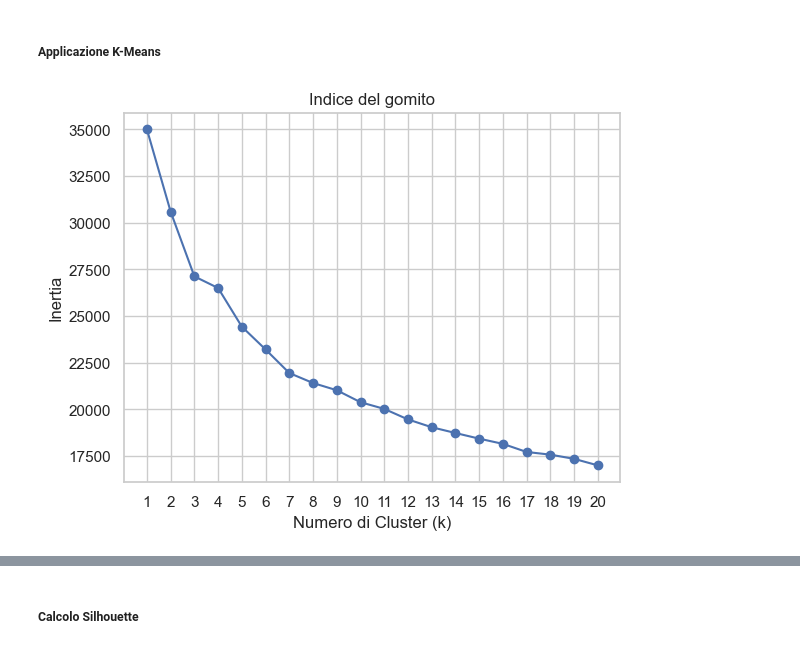
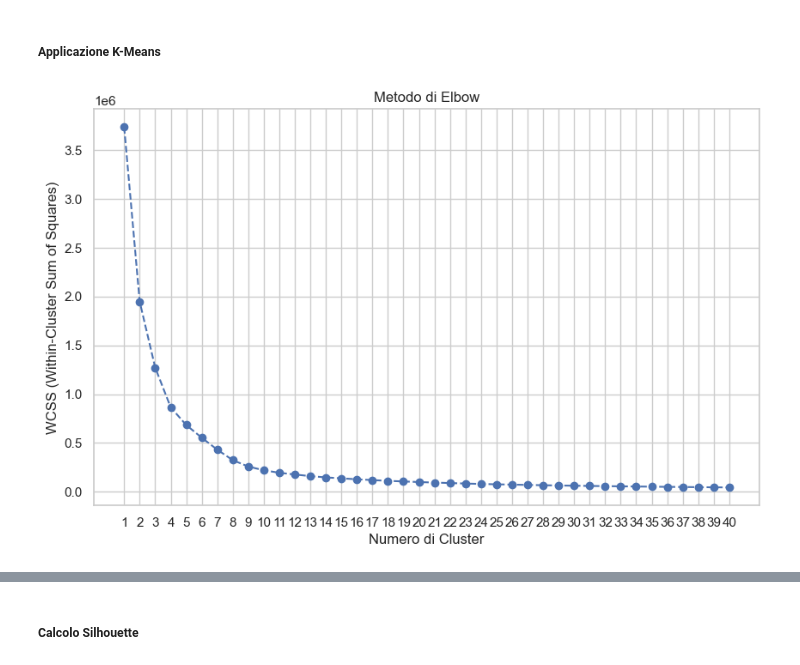
Before and after one commit to Giansimone-Coccia/Student_Performance_Analysis, a Jupyter notebook: Clusterizzazione.ipynb, the cells around one changed output, grey strips where cells are left out. Saved outputs shown, nothing was run; the diff lists cells and outputs as text; code cells hidden in the pictures.

Commit message:
Preparato setup con kmeans. Come riduzione utilizzo la tsne

```diff
--- a/Clusterizzazione.ipynb
+++ b/Clusterizzazione.ipynb
@@ -15,6 +15,7 @@ df.head()
 | 4 | 2321 | 18 | 0 | 2 | 1 | 19.885760 | 2 | 0 | ... |
 # %%
 df = df.drop(columns=["StudentID"])
+df = df.drop(columns=["GradeClass"])
 df.head()
 # %% [output]
 |  | Age | Gender | Ethnicity | ParentalEducation | StudyTimeWeekly | Absences | Tutoring | ParentalSupport | ... |
@@ -26,36 +27,40 @@ df.head()
 # %% [markdown]
 ##### Applicazione K-Means
 # %%
-# Seleziona solo le colonne numeriche
-df_features = df.drop(columns=["GradeClass"])
 
 # Se necessario, normalizza i dati (importante per K-Means)
 from sklearn.preprocessing import StandardScaler
 
 scaler = StandardScaler()
-df_scaled = scaler.fit_transform(df_features)
+df_scaled = scaler.fit_transform(df)
+# %%
+# Riduco la dimensionalità
+from sklearn.manifold import TSNE
+
+# Applicare t-SNE per ridurre la dimensionalità a 2D
+tsne = TSNE(n_components=2, random_state=42, perplexity=40)
+df_scaled_2d_tsne = tsne.fit_transform(df_scaled)
 # %%
-import numpy as np
 import matplotlib.pyplot as plt
 from sklearn.cluster import KMeans
-from sklearn.preprocessing import StandardScaler
 
+# Lista per memorizzare la somma delle distanze al quadrato (distorsione) per ciascun numero di cluster
+wcss = []
 
-inertia = []
-k_range = range(1, 21)  # Analizziamo i valori di k da 1 a 10
+# Iteriamo per un range di valori di k
+for k in range(1, 41):
+    kmeans = KMeans(n_clusters=k, init='k-means++', max_iter=30000, n_init=1000, random_state=42)
+    kmeans.fit(df_scaled_2d_tsne)
+    wcss.append(kmeans.inertia_)
 
-for k in k_range:
-    kmeans = KMeans(n_clusters=k, init='k-means++', random_state=42)
-    kmeans.fit(df_scaled)
-    inertia.append(kmeans.inertia_)
-
-# Visualizzazione del grafico
-plt.plot(k_range, inertia, marker='o')
-plt.title('Indice del gomito')
-plt.xlabel('Numero di Cluster (k)')
-plt.ylabel('Inertia')
-plt.xticks(k_range)
+# Grafico del metodo di Elbow
+plt.figure(figsize=(10, 6))
+plt.plot(range(1, 41), wcss, marker='o', linestyle='--')
+plt.title('Metodo di Elbow')
+plt.xlabel('Numero di Cluster')
+plt.ylabel('WCSS (Within-Cluster Sum of Squares)')
+plt.xticks(range(1, 41))
 plt.grid(True)
 plt.show()
 # %% [output]
-[figure, old version]
+[figure, new version]
```
Also changed, not shown: parts of 4 cells of this notebook.
